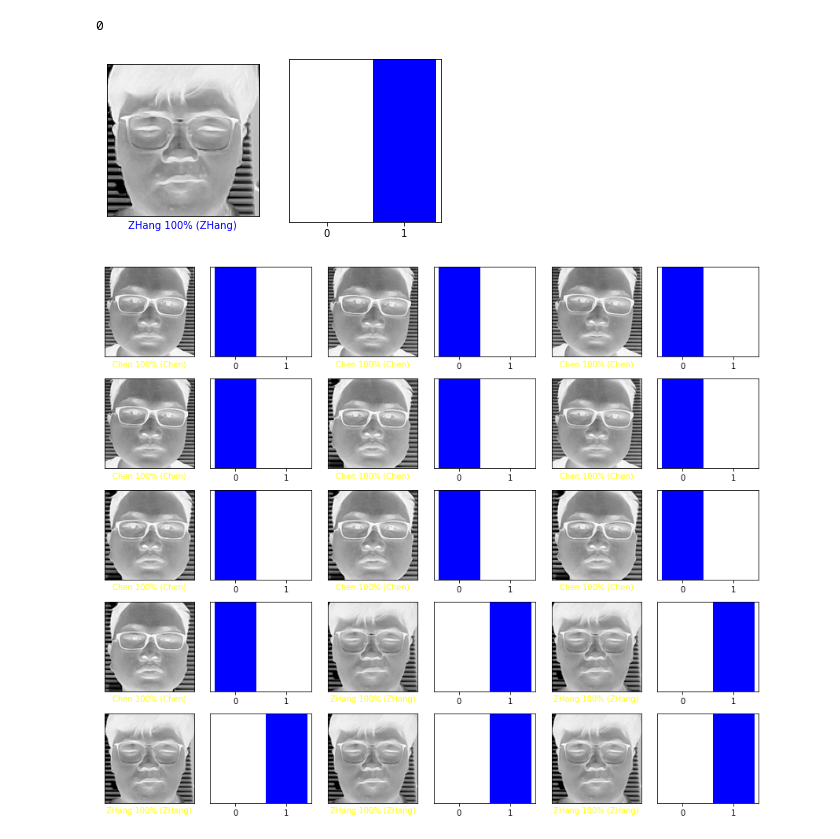
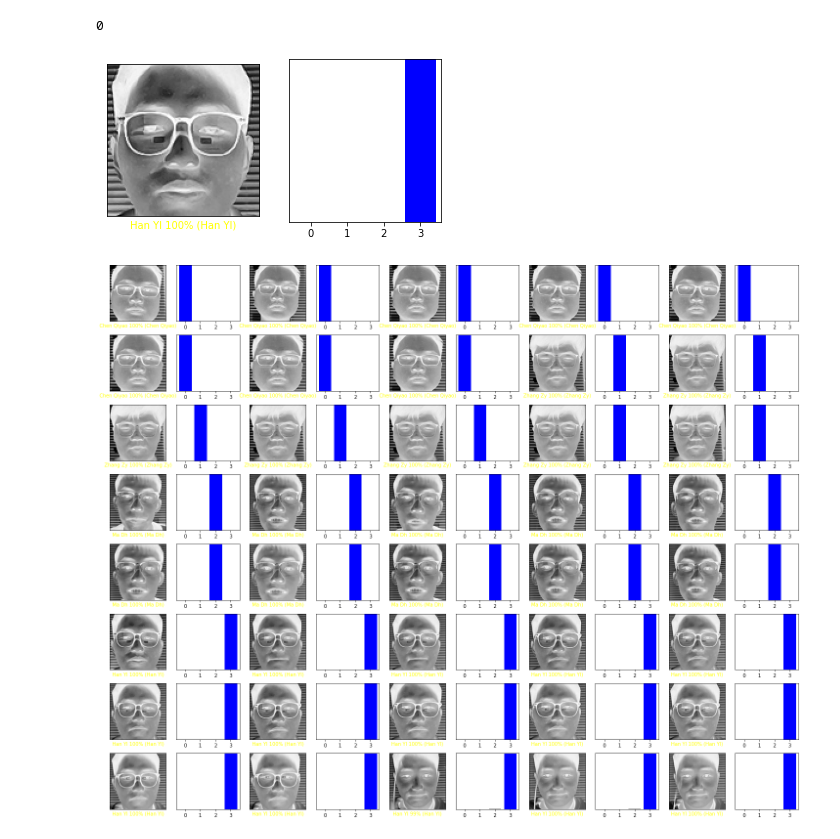
Before and after one commit to C-Qiyao/Keras_learning, a Jupyter notebook: face.ipynb, the cells around one changed output. Drawn from its saved outputs; the diff is of its cells as text; code cells hidden in the pictures.

```diff
--- a/face.ipynb
+++ b/face.ipynb
@@ -70,0 +50,24 @@ ResourceExhaustedError: failed to allocate memory [Op:Mul]
+# %%
+model.summary()
+
+model.compile(
+                optimizer='adam',
+            #optimizer= tf.keras.optimizers.SGD(lr = 0.1),
+              loss=tf.keras.losses.SparseCategoricalCrossentropy(from_logits=True),
+              metrics=['accuracy'])
+history=model.fit(facelist, idlist, epochs=7)
+print(history.history.keys())
+plt.plot(history.history['loss'])
+plt.plot(history.history['accuracy'])
+plt.title('loss')
+plt.ylabel('loss')
+plt.xlabel('epoch')
+plt.legend(['Loss', 'accuracy'], loc='upper right')
+plt.show()
+
+model.save_weights('./weigths.h5')
+print('weight saved')
+test_loss, test_acc = model.evaluate(testface,  testid, verbose=2)
+
+print('\nTest accuracy:', test_acc)
+print('\nTest loss', test_loss)
@@ -91,9 +133,9 @@ def plot_image(i, predictions_array, true_label, img):
 def plot_value_array(i, predictions_array, true_label):
   predictions_array, true_label = predictions_array, true_label[i]
   plt.grid(False)
-  plt.xticks(range(2))
+  plt.xticks(range(4))
   plt.yticks([])
-  thisplot = plt.bar(range(2), predictions_array, color="#777777")
+  thisplot = plt.bar(range(4), predictions_array, color="#777777")
   plt.ylim([0, 1])
   predicted_label = np.argmax(predictions_array)
 
@@ -107,7 +149,7 @@ np.argmax(predictions[0])
 # %% [output]
 0
 # %%
-i = 60
+i = 25
 plt.figure(figsize=(6,3))
 plt.subplot(1,2,1)
 plot_image(i, predictions[i], testid,testface)
@@ -115,20 +157,20 @@ plt.subplot(1,2,2)
 plot_value_array(i, predictions[i],  testid)
 plt.show()
 # %% [output]
-[figure, old version]
+[figure, new version]
 # %%
 # Plot the first X test images, their predicted labels, and the true labels.
 # Color correct predictions in blue and incorrect predictions in red.
-num_rows = 5
-num_cols = 3
+num_rows = 8
+num_cols = 5
 num_images = num_rows*num_cols
 plt.figure(figsize=(2*2*num_cols, 2*num_rows))
 for i in range(num_images):
   plt.subplot(num_rows, 2*num_cols, 2*i+1)
-  plot_image(i+40, predictions[i+40], testid, testface)
+  plot_image(i, predictions[i], testid, testface)
   plt.subplot(num_rows, 2*num_cols, 2*i+2)
-  plot_value_array(i+40, predictions[i+40], testid)
+  plot_value_array(i, predictions[i], testid)
 plt.tight_layout()
 plt.show()
 # %% [output]
-[figure, old version]
+[figure, new version]
```
Also changed, not shown: parts of 2 cells of this notebook.
